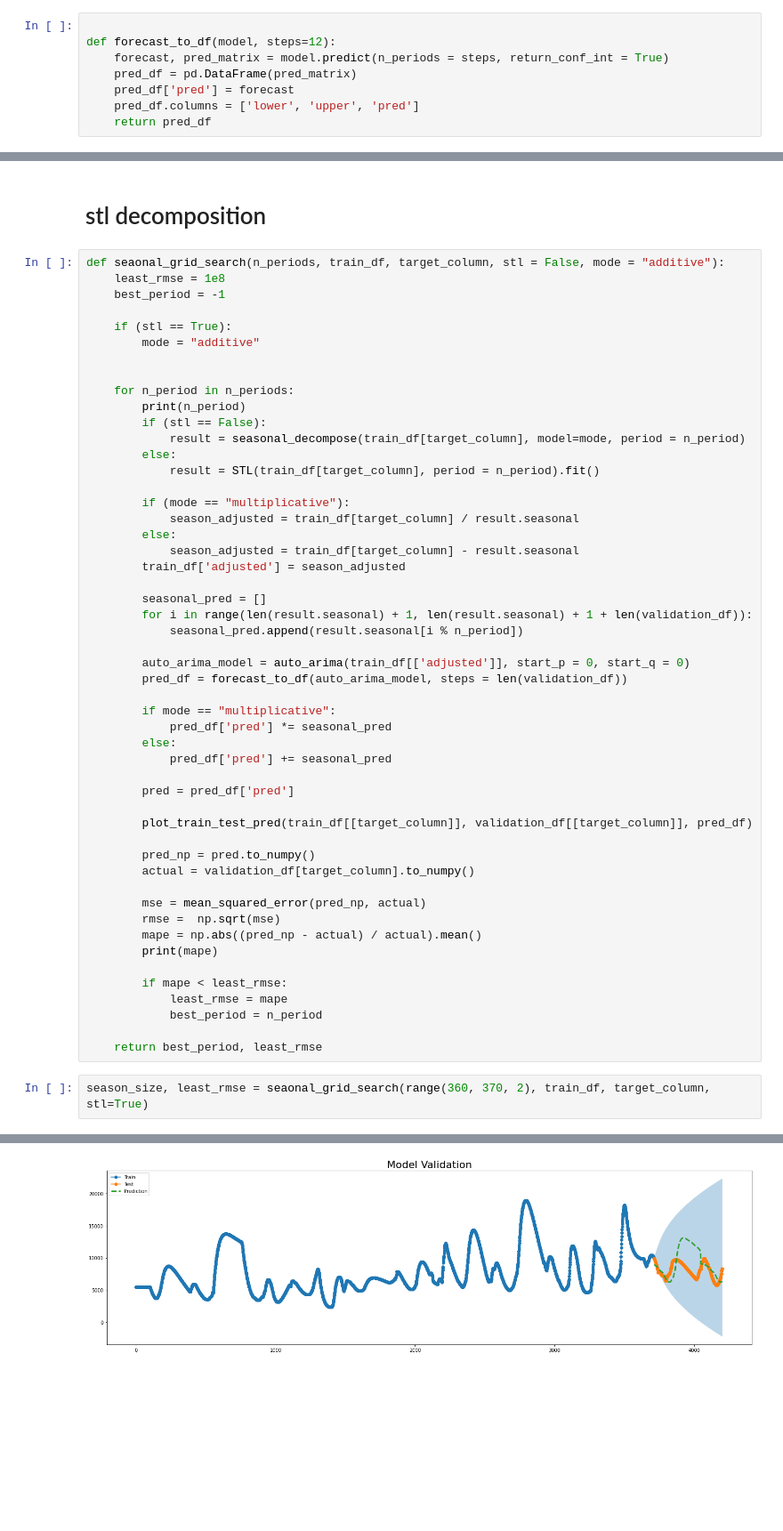
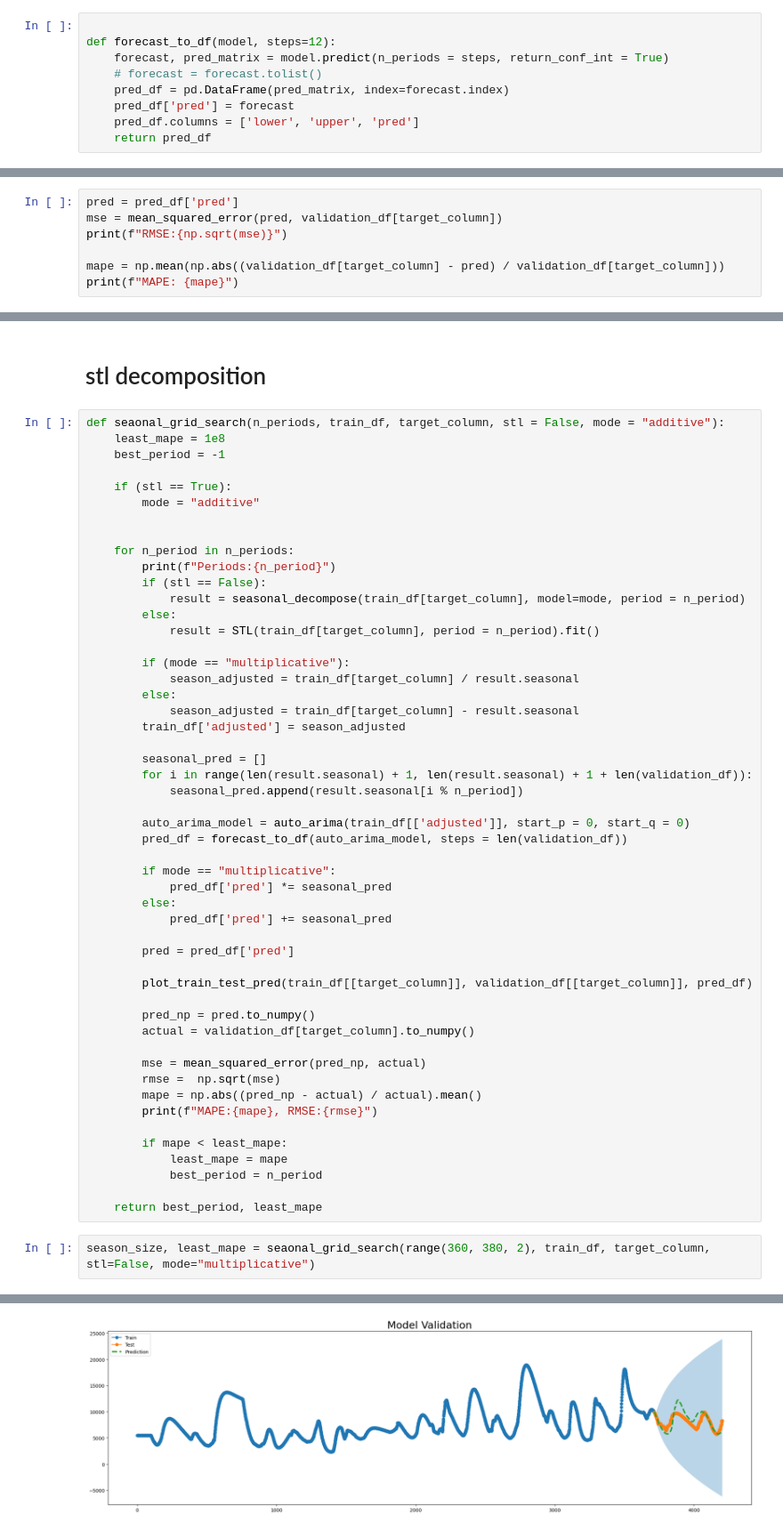
Before and after one commit to SS-Sid/Commodity_Forecasting, a Jupyter notebook: pipeline.ipynb, the cells around one changed output, grey strips where cells are left out. Shown at 89% size. Drawn from its saved outputs; the diff is of its cells as text; blank space fills up the shorter version.

```diff
--- a/pipeline.ipynb
+++ b/pipeline.ipynb
@@ -800,7 +809,8 @@ auto_arima_model.plot_diagnostics();
 
 def forecast_to_df(model, steps=12):
     forecast, pred_matrix = model.predict(n_periods = steps, return_conf_int = True)
-    pred_df = pd.DataFrame(pred_matrix)
+    # forecast = forecast.tolist()
+    pred_df = pd.DataFrame(pred_matrix, index=forecast.index)
     pred_df['pred'] = forecast
     pred_df.columns = ['lower', 'upper', 'pred']
     return pred_df
@@ -811,0 +834,7 @@ mse = mean_squared_error(pred, validation_df[target_column])
+# %%
+pred = pred_df['pred']
+mse = mean_squared_error(pred, validation_df[target_column])
+print(f"RMSE:{np.sqrt(mse)}")
+
+mape = np.mean(np.abs((validation_df[target_column] - pred) / validation_df[target_column]))
+print(f"MAPE: {mape}")
@@ -834,7 +866,7 @@ plot_train_test_pred(train_df[[target_column]], validation_df[[target_column]],
 # stl decomposition
 # %%
 def seaonal_grid_search(n_periods, train_df, target_column, stl = False, mode = "additive"):
-    least_rmse = 1e8
+    least_mape = 1e8
     best_period = -1
 
     if (stl == True):
@@ -842,7 +874,7 @@ def seaonal_grid_search(n_periods, train_df, target_column, stl = False, mode =
 
 
     for n_period in n_periods:
-        print(n_period)
+        print(f"Periods:{n_period}")
         if (stl == False):
             result = seasonal_decompose(train_df[target_column], model=mode, period = n_period)
         else:
@@ -876,13 +908,13 @@ def seaonal_grid_search(n_periods, train_df, target_column, stl = False, mode =
         mse = mean_squared_error(pred_np, actual)
         rmse =  np.sqrt(mse)
         mape = np.abs((pred_np - actual) / actual).mean()
-        print(mape)
+        print(f"MAPE:{mape}, RMSE:{rmse}")
 
-        if mape < least_rmse:
-            least_rmse = mape
+        if mape < least_mape:
+            least_mape = mape
             best_period = n_period
 
-    return best_period, least_rmse
+    return best_period, least_mape
 # %%
-season_size, least_rmse = seaonal_grid_search(range(360, 370, 2), train_df, target_column, stl=True)
+season_size, least_mape = seaonal_grid_search(range(360, 380, 2), train_df, target_column, stl=False, mode="multiplicative")
 # %% [output]
@@ -902 +934 @@ season_size, least_rmse = seaonal_grid_search(range(360, 370, 2), train_df, targ
-[figure, old version]
+[figure, new version]
```
Also changed, not shown: parts of 30 cells of this notebook, 2 other files.
